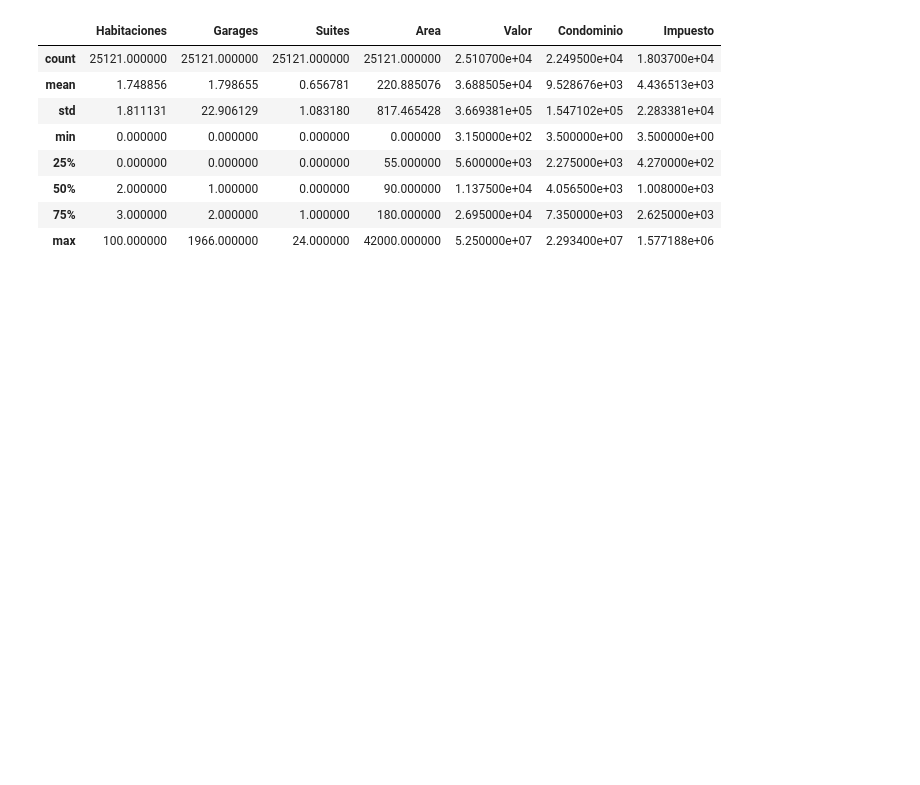
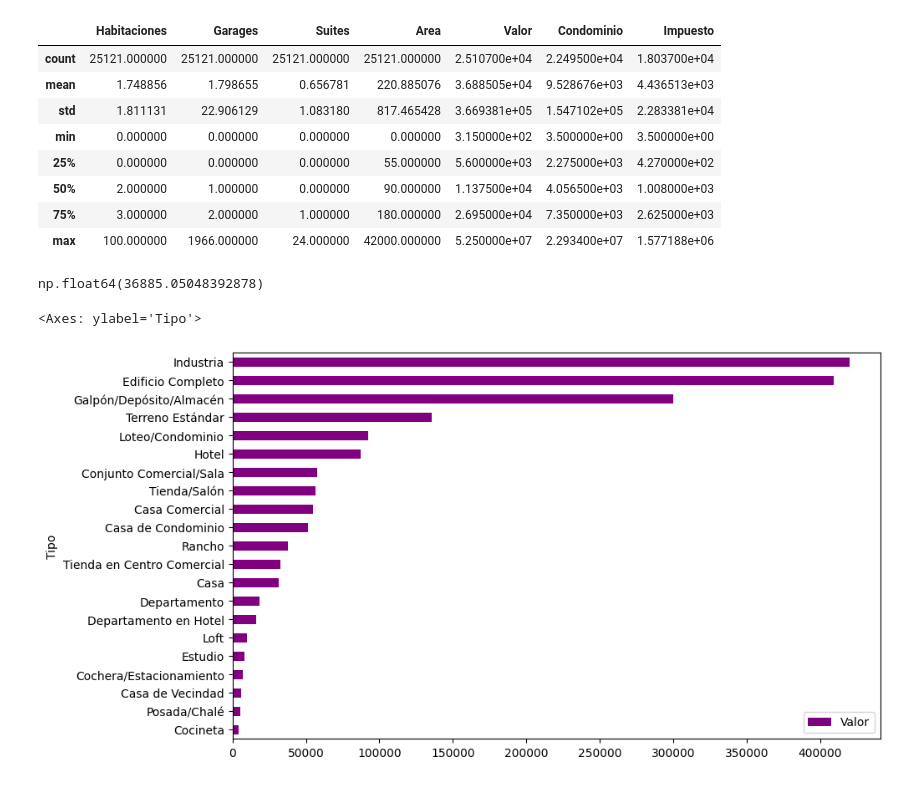
Before and after one commit to AbrahamMotaGomez/ChallengeAluraStoreLATAMAB, a Jupyter notebook: inmuebles_cdmx.ipynb, the cells around one changed output. Saved outputs shown, nothing was run; the diff lists cells and outputs as text; code cells hidden in the pictures; blank space fills up the shorter version.

```diff
--- a/inmuebles_cdmx.ipynb
+++ b/inmuebles_cdmx.ipynb
@@ -67,3 +67,14 @@ datos.describe()
 | 50% | 2.000000 | 1.000000 | 0.000000 | 90.000000 | 1.137500e+04 | 4.056500e+03 | 1.008000e+03 |
 | 75% | 3.000000 | 2.000000 | 1.000000 | 180.000000 | 2.695000e+04 | 7.350000e+03 | 2.625000e+03 |
 | max | 100.000000 | 1966.000000 | 24.000000 | 42000.000000 | 5.250000e+07 | 2.293400e+07 | 1.577188e+06 |
+# %%
+datos["Valor"].mean()
+# %% [output]
+np.float64(36885.05048392878)
+# %%
+df_precio=datos.groupby("Tipo")[["Valor"]].mean().sort_values("Valor")
+# %%
+df_precio.plot(kind="barh",figsize=(10,6),color="purple")
+# %% [output]
+<Axes: ylabel='Tipo'>
+[figure, added]
```
Also changed, not shown: parts of 7 cells of this notebook.
